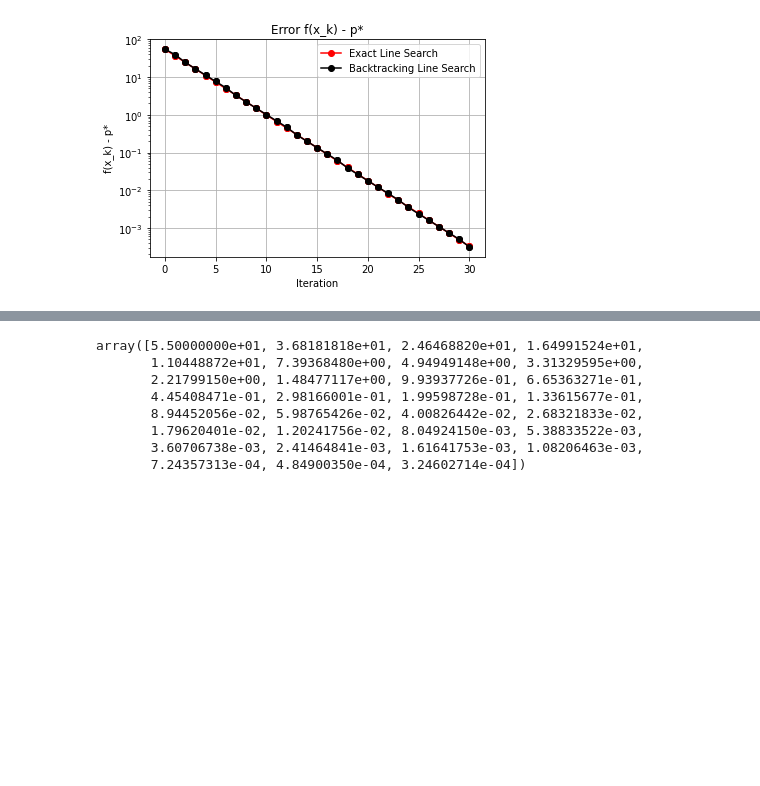
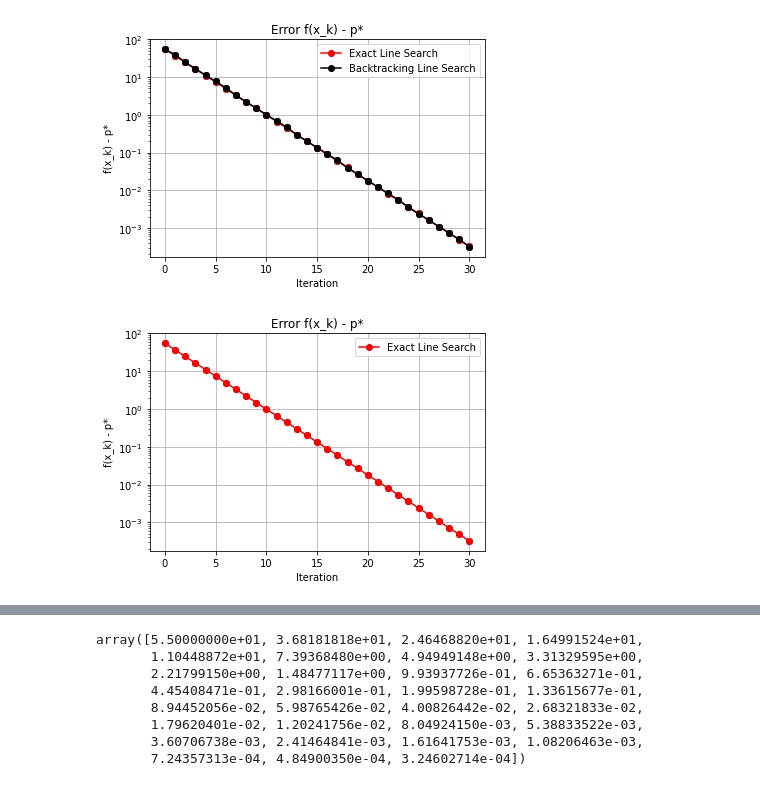
Before and after one commit to Ravi-Raghavan/ConvexOptimization, a Jupyter notebook: hw4.ipynb, the cells around one changed output, grey strips where cells are left out. Saved outputs shown, nothing was run; the diff lists cells and outputs as text; code cells hidden in the pictures; blank space fills up the shorter version.

```diff
--- a/hw4.ipynb
+++ b/hw4.ipynb
@@ -334,3 +334,20 @@ plt.grid(True)
 plt.show()
 # %% [output]
 [figure]
+# %%
+#plot error values
+line1, = plt.plot(f1_exact_line_search_distance_from_optimal, marker='o', color='red', linestyle='-')
+
+#indicate, via points, each error value on the lines
+plt.scatter(range(len(f1_exact_line_search_distance_from_optimal)), f1_exact_line_search_distance_from_optimal, color='red')
+
+#label axes, label title, and add legend
+plt.xlabel('Iteration')
+plt.ylabel('f(x_k) - p*')
+plt.yscale('log')
+plt.title('Error f(x_k) - p*')
+plt.legend(handles=[line1], labels=['Exact Line Search'])
+plt.grid(True)
+plt.show()
+# %% [output]
+[figure, added]
```
Also changed, not shown: parts of 1 cell of this notebook.
